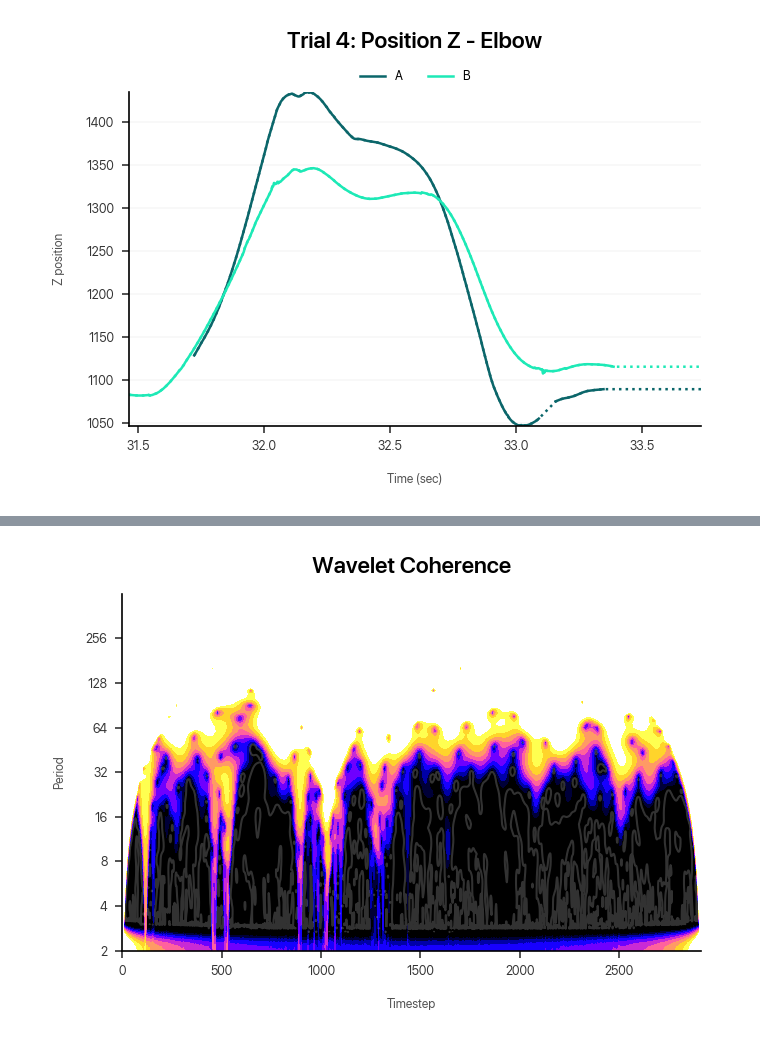
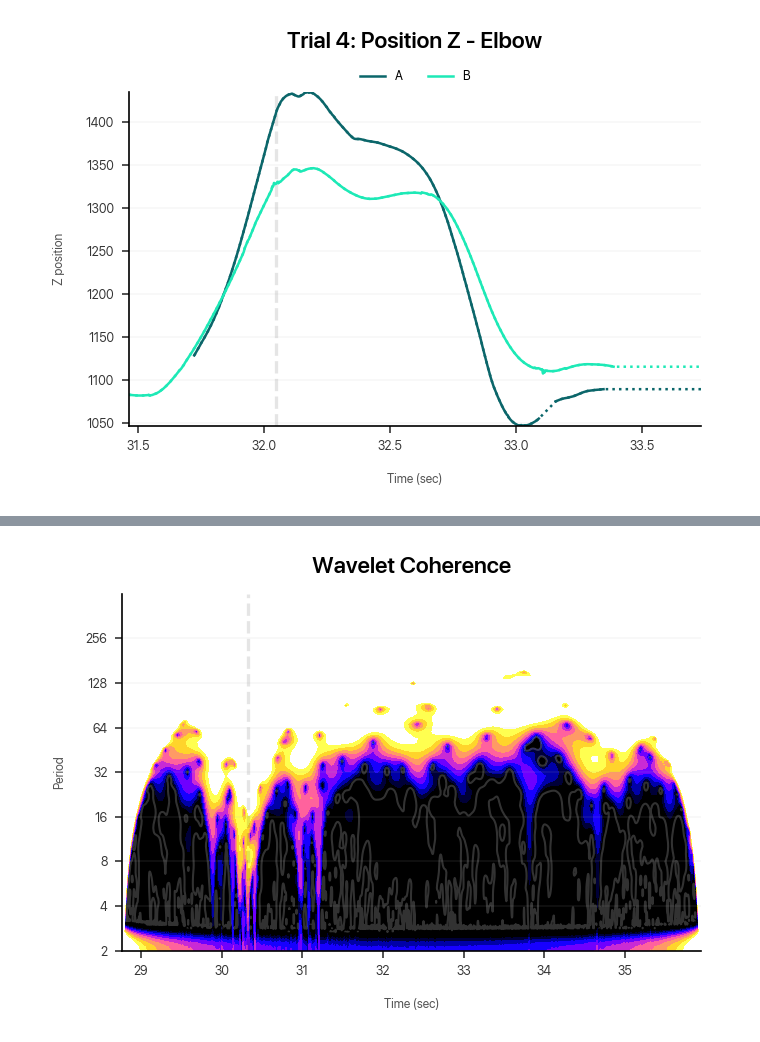
Before and after one commit to dlundgaard/dapup-mocap, a Jupyter notebook: analysis.ipynb, the cells around one changed output, grey strips where cells are left out. Drawn from its saved outputs; the diff is of its cells as text; code cells hidden in the pictures.

Commit message:
added markers for point of contact

```diff
--- a/analysis.ipynb
+++ b/analysis.ipynb
@@ -63,7 +63,7 @@ class Session:
         dataset.insert(2, "Trial", ((dataset["Event"] == "Trial") & (dataset["Event"].fillna(0) != dataset["Event"].fillna(0).shift())).cumsum() + 1)
 
         trials = []
-        for trial, subset in dataset.groupby("Trial"):
+        for (trial, subset), time_of_contact in zip(dataset.groupby("Trial"), self.events[self.events["Name"] == "Contact"]["Time"]):
             participants = []
             for subject, subset in subset.groupby("Subject"):
                 marker_collection = []
@@ -73,7 +73,9 @@ class Session:
                     pos_data[[dimension for dimension in "XYZ"]] = pos_data[[dimension for dimension in "XYZ"]].interpolate()
                     marker_collection.append(pos_data.reset_index())
                 participants.append(pd.Series(marker_collection, name = "Marker", index = self.markers))
-            trials.append(pd.Series(participants, name = "Participant", index = ["A", "B"]))
+            trial_object = pd.Series(participants, name = "Participant", index = ["A", "B"])
+            trial_object.time_of_contact = time_of_contact
+            trials.append(trial_object)
 
         self.data = pd.Series(data = trials, index = np.arange(1, len(trials) + 1), name = "Trial")
 
@@ -104,6 +106,9 @@ def assess_missing(trial, markers = None):
 assess_missing(trial = 3)
 # %% [output]
 [figure]
+# %%
+def mark_point_of_contact(trial):
+    plt.axvline(data[trial].time_of_contact, color = "black", linestyle = "--", alpha = 0.1, zorder = -1)
 # %%
 def plot_position(trial, marker, axis):
     plt.figure()
@@ -243,39 +257,44 @@ def plot_wavelet_coherence(trial, marker, axis):
     )
 
     plt.figure()
+
+    mark_point_of_contact(trial)
+
     plt.contourf(
-        signal_data.index,
+        data[trial]["A"][marker]["Time"],
         np.log2(period),
         np.log2(power),
         np.log2(levels),
         cmap="gnuplot2",
         extend="both",
+        zorder = -2
     )
     plt.contour(
-        signal_data.index,
+        data[trial]["A"][marker]["Time"],
         np.log2(period),
         power / signif.reshape(-1, 1),
         [0.95],
         colors="white",
         linewidths=1,
         alpha = 0.2,
-        extent=extent
+        extent=extent,
+        zorder = -2
     )
 
     plt.title("Wavelet Coherence")
-    plt.xlabel("Timestep")
+    plt.xlabel("Time (sec)")
     plt.ylabel("Period")
     ylim_min, ylim_max = (period.min(), 512)
     y_ticks = 2 ** np.arange(np.floor(np.log2(ylim_min)), np.ceil(np.log2(ylim_max)))
     # plt.yscale("log", base = 2)
     plt.ylim(np.log2([ylim_min, ylim_max]))
     plt.yticks(np.log2(y_ticks), y_ticks.astype(int))
 
     plt.tight_layout()
 
 plot_wavelet_coherence(1, "Wrist", "X")
 # %% [output]
-[figure, old version]
+[figure, new version]
 # %%
 def plot_cross_correlation(trial, marker, lags = np.arange(-600, 600 + 1, 10)):
     plt.figure()
```
Also changed, not shown: parts of 6 cells of this notebook.
